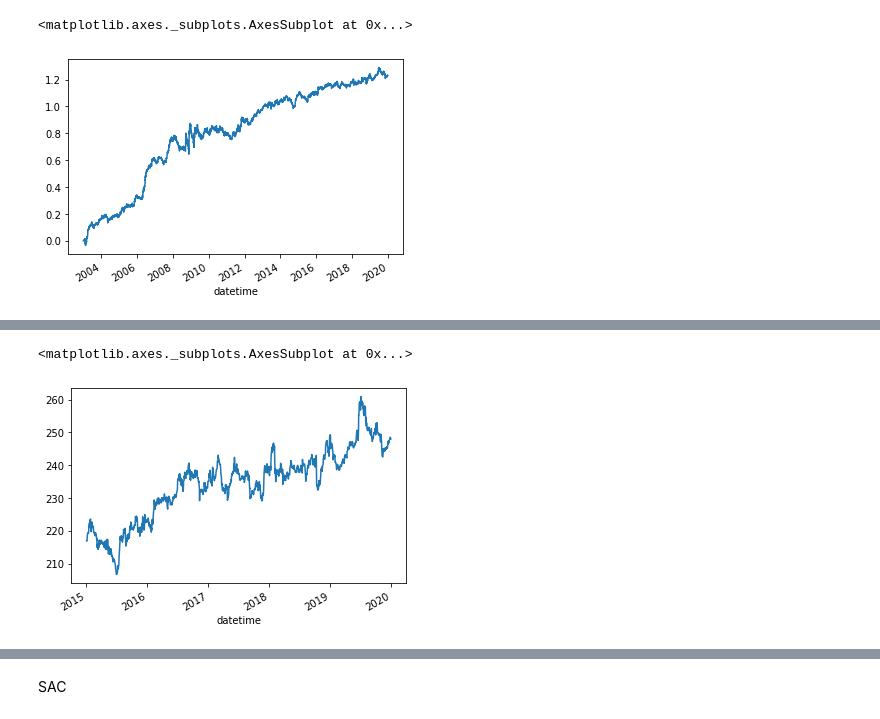
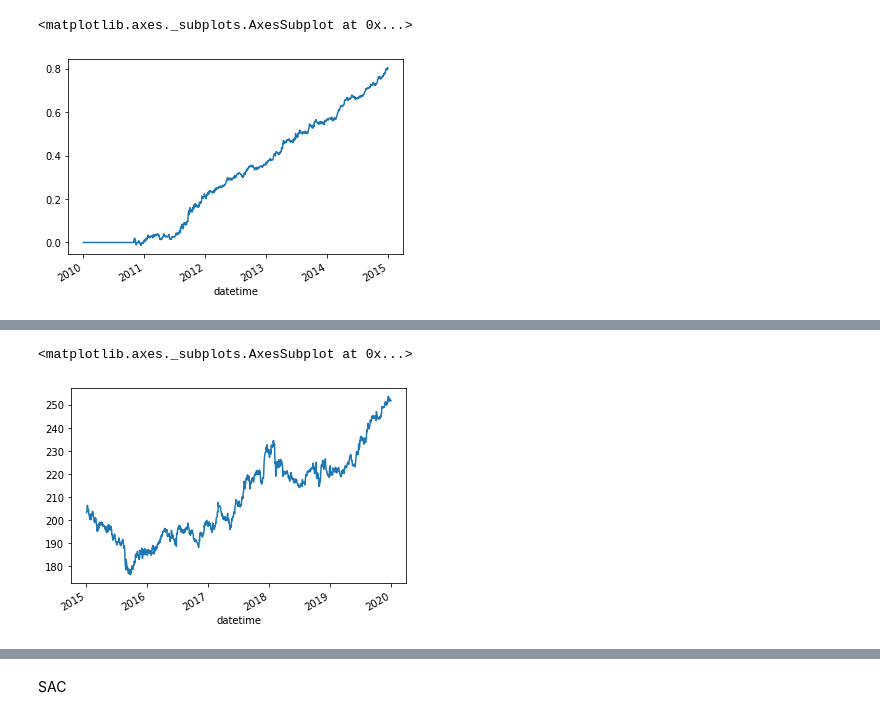
Before and after one commit to algotradingsoc/reinforcement_learning, a Jupyter notebook: Thomas/Validate RL models.ipynb, the cells around one changed output, grey strips where cells are left out. Cells and saved outputs as stored; diff of their text form; code cells hidden in the pictures.

```diff
--- a/Thomas/Validate RL models.ipynb
+++ b/Thomas/Validate RL models.ipynb
@@ -16,4 +16,5 @@ ray.init(num_cpus=10, ignore_reinit_error=True, log_to_driver=False)
 # %%
+
 def load_data(
     price_source: str,
     tickers: typing.List[str],
@@ -88,19 +89,22 @@ class Equitydaily(gym.Env):
 
     def step(self, action):
 
-        ## Normalise action space
-        normalised_action = action / np.sum(np.abs(action))
+        # Trade every 10 days
+        # Normalise action space
+        if self.index % 10 == 0:
+            normalised_action = action / np.sum(np.abs(action))
+            self.actions = normalised_action
 
         done = False
         # Rebalance portfolio at close using return of the next date
         next_day_log_return = self.pricedata[self.index,:]
         # transaction cost
-        transaction_cost = self.transaction_cost(normalised_action,self.position_series[-1])
+        transaction_cost = self.transaction_cost(self.actions,self.position_series[-1])
 
         # Rebalancing
-        self.position_series = np.append(self.position_series, [normalised_action], axis=0)
+        self.position_series = np.append(self.position_series, [self.actions], axis=0)
         # Portfolio return
-        today_portfolio_return = np.sum(normalised_action[:-1] * next_day_log_return) + np.sum(transaction_cost)
+        today_portfolio_return = np.sum(self.actions[:-1] * next_day_log_return) + np.sum(transaction_cost)
         self.log_return_series = np.append(self.log_return_series, [today_portfolio_return], axis=0)
 
 
@@ -129,6 +133,7 @@ class Equitydaily(gym.Env):
         self.position_series = np.zeros(shape=(self.lookback,self.n_assets))
         self.metric = 0
         self.index = self.lookback
+        self.actions = np.zeros(shape=self.n_assets)
         self.observation = self.get_observation()
         return self.observation
 
@@ -138,13 +143,13 @@ class Equitydaily(gym.Env):
         metrics = np.vstack((self.log_return_series[self.index-self.lookback:self.index],
                              self.metric_series[self.index-self.lookback:self.index])).transpose()
         positions = self.position_series[self.index-self.lookback:self.index]
-        scaler = StandardScaler(with_mean=False)
+        scaler = StandardScaler()
         observation = np.concatenate((price_lookback, metrics, positions), axis=1)
         observation = scaler.fit_transform(price_lookback)
         return observation.reshape((observation.shape[0], observation.shape[1], 1))
 
     # 0.05% and spread to model t-cost for institutional portfolios
-    def transaction_cost(self,new_action,old_action,):
+    def transaction_cost(self, new_action, old_action,):
         turnover = np.abs(new_action - old_action)
         fees = 0.9995 - self.tcostdata[self.index,:]
         fees = np.array(list(fees) + [0.9995])
@@ -162,8 +167,8 @@ config["train_batch_size"] = 5000
 config["batch_mode"] = "complete_episodes"
 config["num_sgd_iter"] = 20
 config["sgd_minibatch_size"] = 200
-config['model']['dim'] = 10
-config['model']['conv_filters'] = [[16, [2, 1], 2], [16, [2, 1], 2], [16, [2, 1], 5]]
+config['model']['dim'] = 200
+config['model']['conv_filters'] = [[4, [5, 1], 5], [4, [5, 1], 5], [4, [5, 1], 5]]
 config[
     "num_cpus_per_worker"
 ] = 2  # This avoids running out of resources in the notebook environment when this cell is re-executed
@@ -174,8 +179,8 @@ config["env_config"] = {
         "TLT",
         "GLD",
     ],
-    "lookback": 10,
-    "start": "2003-01-02",
+    "lookback": 200,
+    "start": "2010-01-02",
     "end": "2019-12-31",
     "features": ["volatility_20", "skewness_20", "kurtosis_20"],
 }
@@ -198,8 +204,7 @@ cum_reward = 0
 actions = list()
 
 while not done:
-    if env.index % 10 ==0:
-        action = PPO_agent.compute_action(state)
+    action = PPO_agent.compute_action(state)
     #action = np.array([1,1,1,1])
     state, reward, done, _ = env.step(action)
     cum_reward += reward
@@ -216,7 +220,7 @@ returns.cumsum().loc['2015-01-01':].plot()
 # %%
 returns = pd.Series(env.log_return_series)
 returns.index = env.dates[:-1]
-returns.cumsum().loc['2002-01-01':'2020-01-01'].plot()
+returns.cumsum().loc['2002-01-01':'2015-01-01'].plot()
 # %% [output]
 <matplotlib.axes._subplots.AxesSubplot at 0x...>
-[figure, old version]
+[figure, new version]
@@ -227,7 +230,7 @@ returns.index = env.dates[:-1]
 returns.cumsum().loc['2015-01-01':].plot()
 # %% [output]
 <matplotlib.axes._subplots.AxesSubplot at 0x...>
-[figure, old version]
+[figure, new version]
 # %%
 position = pd.DataFrame(env.position_series)
 position.index = env.dates[:-1]
```
Also changed, not shown: parts of 7 cells of this notebook, 9 other files.
